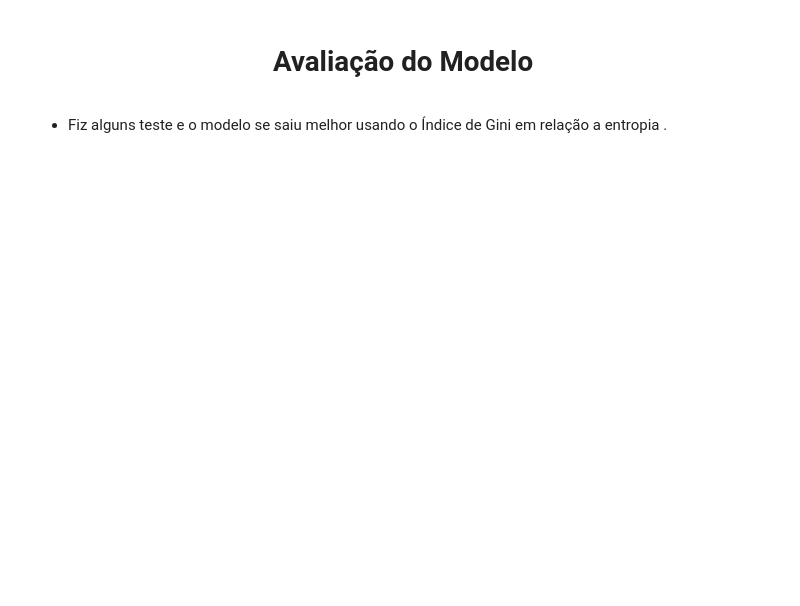
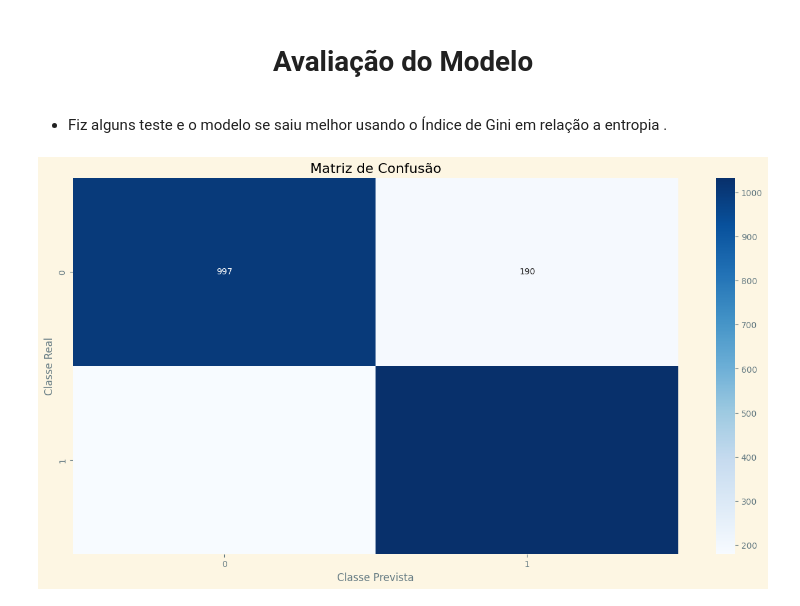
Before and after one commit to felipefagion/bank_machine_learning, a Jupyter notebook: ProjetoMl.ipynb, the cells around one changed output. Cells and saved outputs as stored; diff of their text form; code cells hidden in the pictures; blank space fills up the shorter version.

```diff
--- a/ProjetoMl.ipynb
+++ b/ProjetoMl.ipynb
@@ -576,6 +626,19 @@ array([[1301,   29],
  </div>
 # %% [markdown]
 - Fiz alguns teste e o modelo se saiu melhor usando o Índice de Gini em relação a entropia .
+# %%
+# Calcula a matriz de confusão
+conf_matrix = confusion_matrix(y_test, y_pred)
+
+# Visualiza a matriz de confusão como um mapa de calor
+plt.figure(figsize=(16, 8))
+sns.heatmap(conf_matrix, annot=True, fmt="d", cmap='Blues')
+plt.xlabel('Classe Prevista')
+plt.ylabel('Classe Real')
+plt.title('Matriz de Confusão')
+plt.show()
+# %% [output]
+[figure, added]
 # %%
 clf2 = DecisionTreeClassifier(criterion="gini", max_depth=3)
 clf2.fit(X_train, y_train)
```
Also changed, not shown: parts of 22 cells of this notebook.
